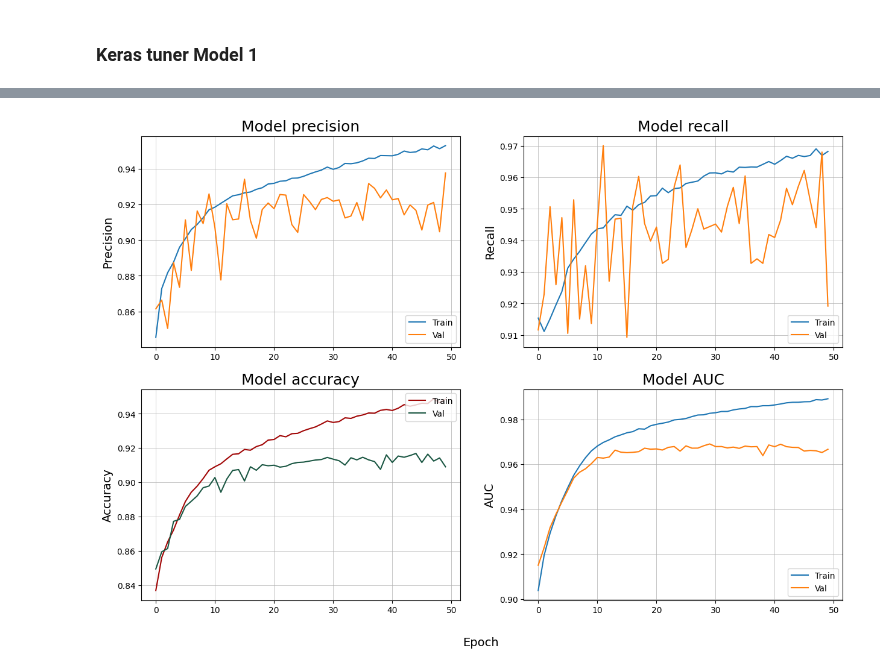
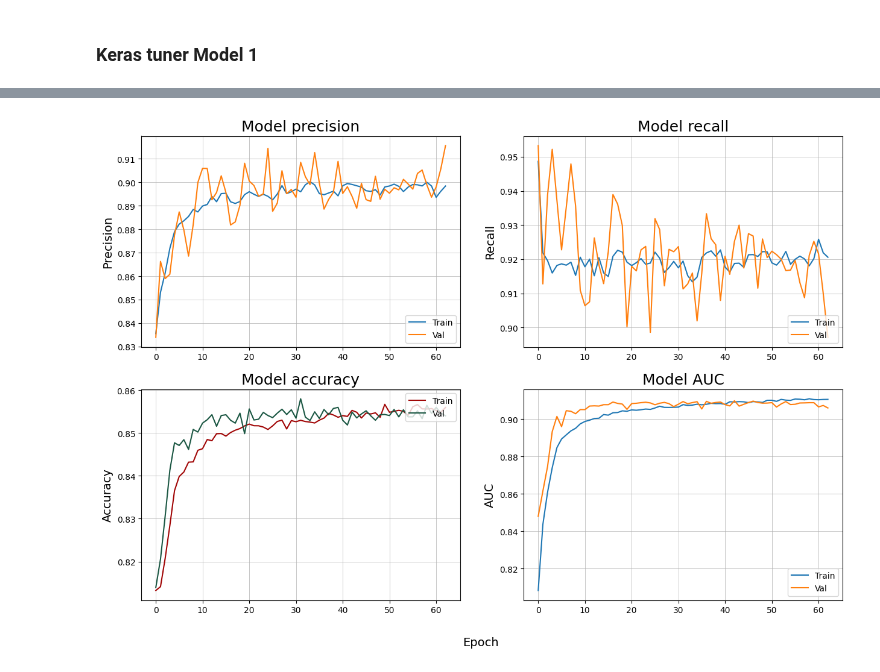
Before and after one commit to janduplessis883/project-showupforhealth, a Jupyter notebook: notebooks/alex_DL_UNBALANCED_Data.ipynb, the cells around one changed output, grey strips where cells are left out. Drawn from its saved outputs; the diff is of its cells as text; code cells hidden in the pictures.

Commit message:
Saved model_two.h5

```diff
--- a/notebooks/alex_DL_UNBALANCED_Data.ipynb
+++ b/notebooks/alex_DL_UNBALANCED_Data.ipynb
@@ -45,5 +26,5 @@ from showupforhealth.utils import fit_scaler, transform_data
 # %% [markdown]
 ### Load and shuffle the data
 # %%
-data = pd.read_csv('/Users/alessio/code/janduplessis883/data-showup/data/output-data/full_train_data.csv')
+data = pd.read_csv('/Users/alessio/code/janduplessis883/data-showup/data/output-data/full_train_data.csv').sample(frac = 1)
 # %%
@@ -68,6 +40,6 @@ data_DNA.shape
 # %% [output]
 (21909, 38)
 # %%
-data_NOT_DNA = data[data['Appointment_status']==1][:100000]
+data_NOT_DNA = data[data['Appointment_status']==1][:80000]
 data_NOT_DNA.shape
 # %% [output]
@@ -346,0 +317,32 @@ model_kt_1.evaluate(X_test_scaled, y_test)
+# %%
+# Callbacks
+log_dir = "logs/fit/" + datetime.datetime.now().strftime("%Y%m%d-%H%M%S")
+tensorboard = TensorBoard(log_dir=log_dir)
+es = EarlyStopping(patience=20, monitor='val_auc', restore_best_weights=True)
+
+model_one = Sequential()
+model_one.add(layers.Dense(48, activation='relu', input_dim=X.shape[1]))
+model_one.add(layers.Dropout(0.3))
+model_one.add(layers.Dense(224, activation='relu'))
+model_one.add(layers.Dropout(0.2))
+model_one.add(layers.Dense(96, activation='relu'))
+model_one.add(layers.Dropout(0.2))
+model_one.add(layers.Dense(192, activation='relu'))
+model_one.add(layers.Dropout(0.2))
+model_one.add(layers.Dense(1, activation='sigmoid'))
+
+adam = tf.keras.optimizers.Adam(learning_rate=0.0001)
+model_one.compile(loss='binary_crossentropy', optimizer=adam, metrics=metrics)
+
+history_one = model_one.fit(X_train_val, y_train_val, validation_data=(X_val, y_val),
+                    batch_size=16,
+                    epochs=500,
+                    verbose=0,
+                    callbacks=[es,tensorboard])
+
+results = model_one.evaluate(X_test_scaled, y_test)
+print(f'Model {model_one.metrics_names[0]} is {results[0]}')
+print(f'Model {model_one.metrics_names[1]} is {results[1]}')
+print(f'Model {model_one.metrics_names[2]} is {results[2]}')
+print(f'Model {model_one.metrics_names[3]} is {results[3]}')
+print(f'Model {model_one.metrics_names[4]} is {results[4]}')
@@ -347,4 +358,4 @@ model_kt_1.evaluate(X_test_scaled, y_test)
 # %%
-plot_loss_precision_recall_curve(history_kt_1)
+plot_loss_precision_recall_curve(history_one)
 # %% [output]
-[figure, old version]
+[figure, new version]
```
Also changed, not shown: parts of 31 cells of this notebook.
